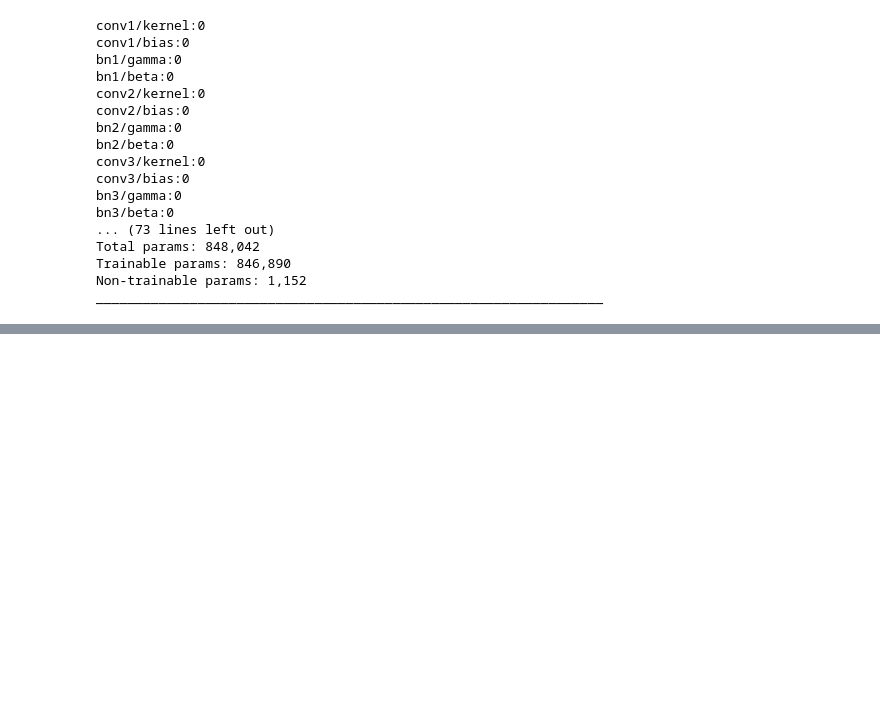
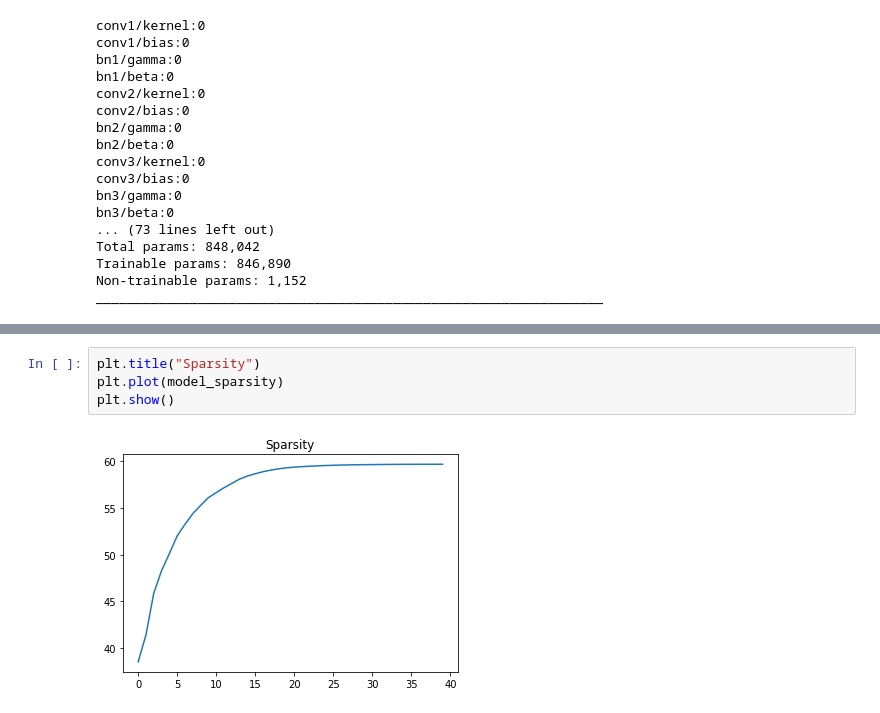
Before and after one commit to mateusArnaudGoldbarg/dl_compression, a Jupyter notebook: pruning-quantization-tensorflow/dl.ipynb, the cells around one changed output, grey strips where cells are left out. Cells and saved outputs as stored; diff of their text form; blank space fills up the shorter version.

```diff
--- a/pruning-quantization-tensorflow/dl.ipynb
+++ b/pruning-quantization-tensorflow/dl.ipynb
@@ -267,0 +300,6 @@ for i in range(len):
+# %%
+plt.title("Sparsity")
+plt.plot(model_sparsity)
+plt.show()
+# %% [output]
+[figure, added]
```
Also changed, not shown: parts of 9 cells of this notebook.
